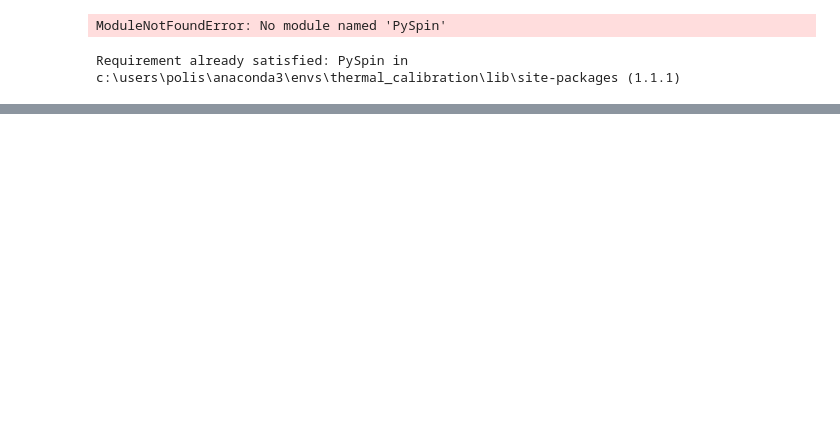
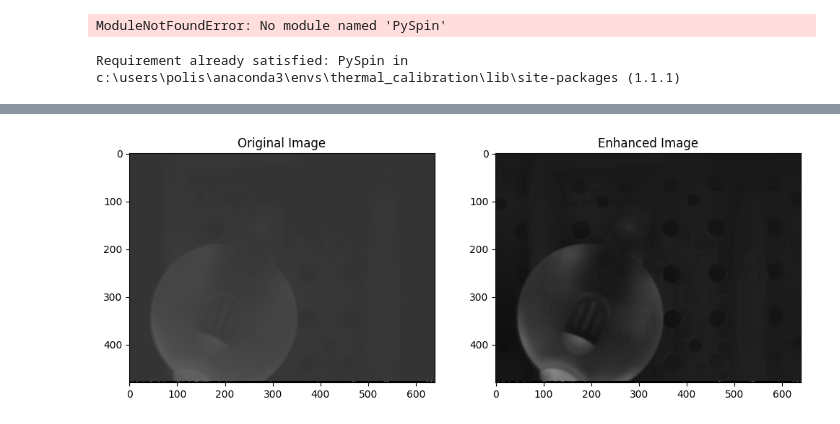
Before and after one commit to spsaswat/APPF_FLIR, a Jupyter notebook: SensorCommunication/gantry_communication_code.ipynb, the cells around one changed output, grey strips where cells are left out. Saved outputs shown, nothing was run; the diff lists cells and outputs as text; code cells hidden in the pictures; blank space fills up the shorter version.

Commit message:
Made some changes to gantry_communication_code.ipynb

```diff
--- a/SensorCommunication/gantry_communication_code.ipynb
+++ b/SensorCommunication/gantry_communication_code.ipynb
@@ -214,0 +213,64 @@ Successfully installed pillow-10.4.0
+# %%
+import cv2
+import numpy as np
+import matplotlib.pyplot as plt
+
+def enhance_contrast_advanced(image_path, clip_limit=4.0, tile_grid_size=(8, 8), gamma=1.5):
+    # Read the image using cv2
+    image = cv2.imread(image_path, cv2.IMREAD_UNCHANGED)
+
+    # Check if the image was loaded correctly
+    if image is None:
+        raise ValueError("Image not loaded properly.")
+
+    # Step 1: Normalize the image to stretch the pixel values across the full range
+    normalized_image = cv2.normalize(image, None, alpha=0, beta=65535, norm_type=cv2.NORM_MINMAX)
+
+    # Step 2: Apply CLAHE (Contrast Limited Adaptive Histogram Equalization)
+    clahe = cv2.createCLAHE(clipLimit=clip_limit, tileGridSize=tile_grid_size)
+    normalized_image_16bit = normalized_image.astype(np.uint16)
+    enhanced_image = clahe.apply((normalized_image_16bit // 256).astype(np.uint8)) * 256
+
+    # Step 3: Scale the enhanced image back to the 65535 range
+    enhanced_image = cv2.normalize(enhanced_image, None, alpha=0, beta=65535, norm_type=cv2.NORM_MINMAX)
+
+    # Step 4: Apply Gamma Correction
+    gamma_corrected = np.power(enhanced_image / float(np.max(enhanced_image)), gamma) * 65535
+    gamma_corrected = gamma_corrected.astype(np.uint16)
+
+    return gamma_corrected
+
+def plot_image_histogram(image, title):
+    plt.figure(figsize=(10, 6))
+    plt.hist(image.flatten(), bins=65536, range=(0, 65535), color='gray', alpha=0.7)
+    plt.title(title)
+    plt.xlabel('Pixel Intensity')
+    plt.ylabel('Frequency')
+    plt.show()
+
+# Path to the image
+image_path = "../SensorCommunication/Acquisition/20240815-155900_tiff/20240815-155900/Acquisition-1509.tiff"
+
+# Apply the advanced enhancement algorithm
+enhanced_image = enhance_contrast_advanced(image_path, clip_limit=4.0, tile_grid_size=(8, 8), gamma=1.5)
+
+# Plot the original and enhanced images
+original_image = cv2.imread(image_path, cv2.IMREAD_UNCHANGED)
+
+plt.figure(figsize=(12, 6))
+
+plt.subplot(1, 2, 1)
+plt.imshow(original_image, cmap='gray')
+plt.title('Original Image')
+
+plt.subplot(1, 2, 2)
+plt.imshow(enhanced_image, cmap='gray')
+plt.title('Enhanced Image')
+
+plt.show()
+
+# Plot histograms for comparison
+# plot_image_histogram(original_image, 'Histogram of Original Image')
+# plot_image_histogram(enhanced_image, 'Histogram of Enhanced Image')
+# %% [output]
+[figure, added]
```
Also changed, not shown: parts of 3 cells of this notebook, 36 other files.
